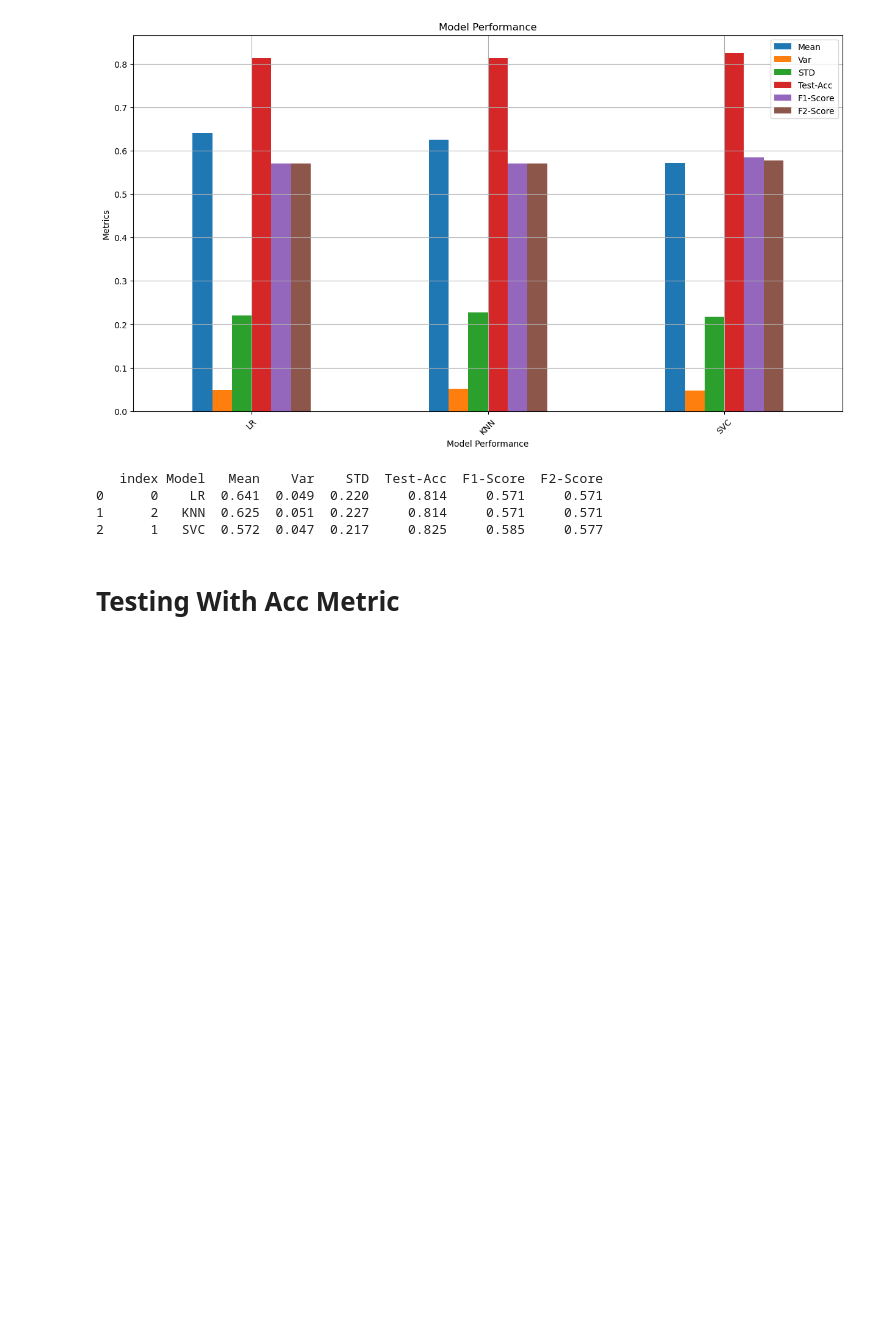
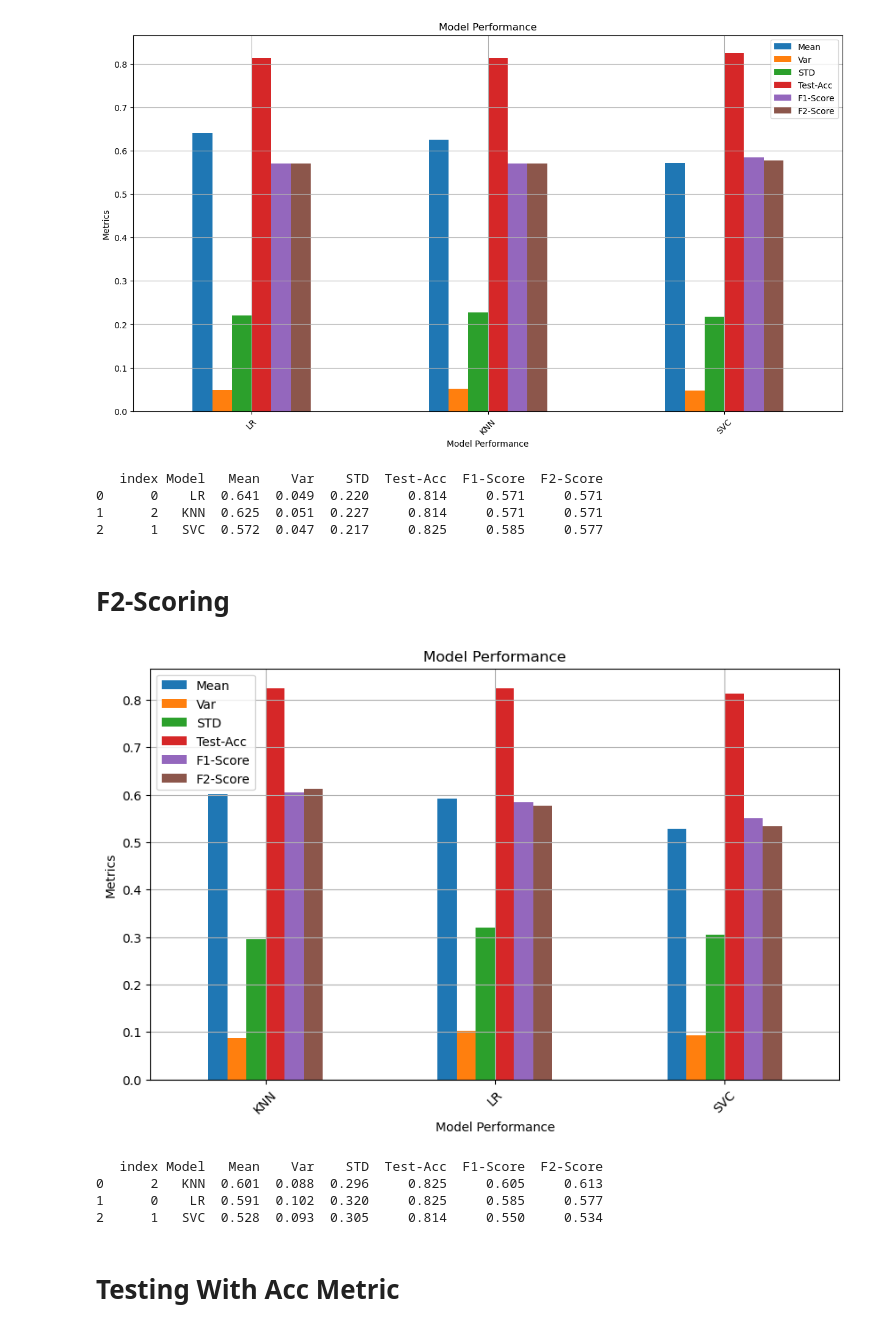
Before and after one commit to MaukanMir/Prostate-Cancer-Classification, a Jupyter notebook: training.ipynb, the cells around one changed output. Drawn from its saved outputs; the diff is of its cells as text; code cells hidden in the pictures; blank space fills up the shorter version.

Commit message:
added new models;

```diff
--- a/training.ipynb
+++ b/training.ipynb
@@ -379,6 +379,18 @@ test_selected_models(model_names, models, X, y, f1_metric)
 0      0    LR  0.641  0.049  0.220     0.814     0.571     0.571
 1      2   KNN  0.625  0.051  0.227     0.814     0.571     0.571
 2      1   SVC  0.572  0.047  0.217     0.825     0.585     0.577
+# %% [markdown]
+# F2-Scoring
+# %%
+model_names = ["LR", "SVC", "KNN"]
+models = grab_selected_models(model_names)
+test_selected_models(model_names, models, X, y, f2_metric)
+# %% [output]
+[figure, added]
+   index Model   Mean    Var    STD  Test-Acc  F1-Score  F2-Score
+0      2   KNN  0.601  0.088  0.296     0.825     0.605     0.613
+1      0    LR  0.591  0.102  0.320     0.825     0.585     0.577
+2      1   SVC  0.528  0.093  0.305     0.814     0.550     0.534
 # %% [markdown]
 # Testing With Acc Metric
 # %%
```
Also changed, not shown: parts of 4 cells of this notebook.
